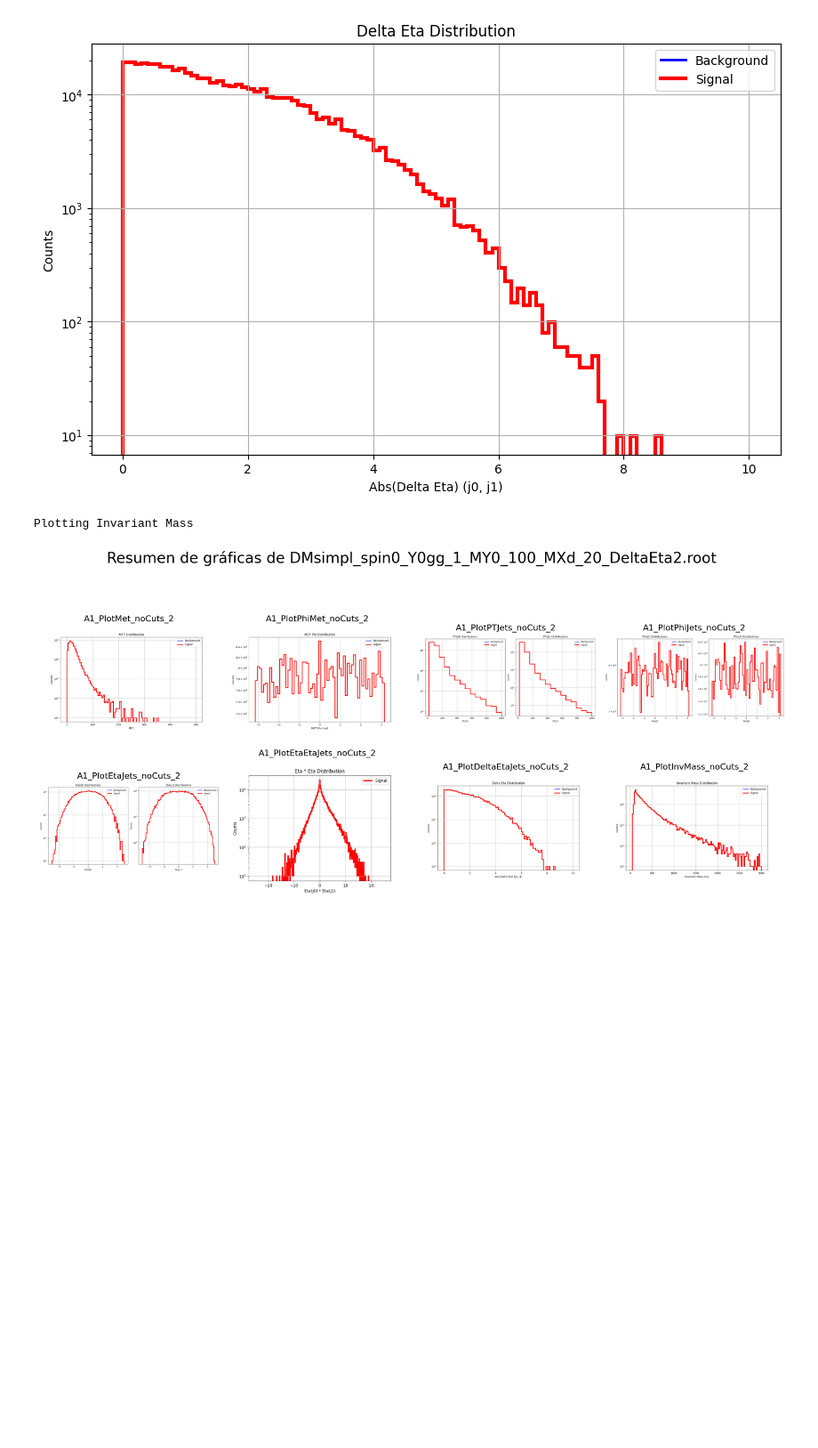
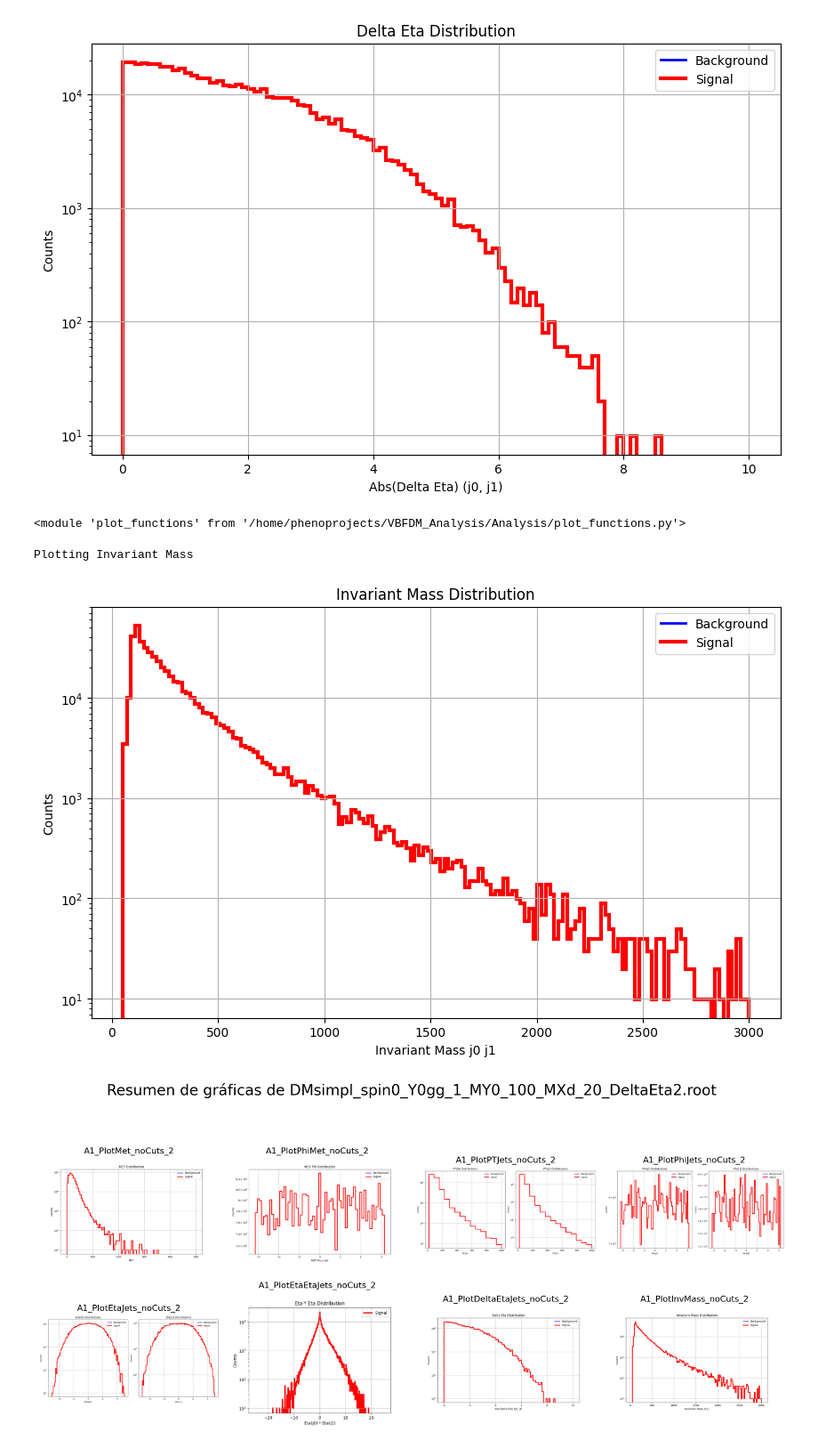
Before and after one commit to MarioPardo/VBFDM_Analysis, a Jupyter notebook: Analysis/Analysis_new_files_v2/Analysis_new_files_v2_2.ipynb, the cells around one changed output. Shown: that part at 89% size. Cells and saved outputs as stored; diff of their text form; code cells hidden in the pictures; blank space fills up the shorter version.

Commit message:
invariant mass calculated with lorentz vectors, add binning to plotting function params

```diff
--- a/Analysis/Analysis_new_files_v2/Analysis_new_files_v2_2.ipynb
+++ b/Analysis/Analysis_new_files_v2/Analysis_new_files_v2_2.ipynb
@@ -111,10 +109,17 @@ plot_functions.PlotDeltaEtaJets(None,signal_weights,background_weightsWZ,"A1_Plo
 (Hist(Regular(100, 0, 10, name='DeltaEta'), storage=Double()) # Sum: 492803.7987599964,
  Hist(Regular(100, 0, 10, name='DeltaEta'), storage=Double()))
 [figure]
+# %%
+import importlib
+
+importlib.reload(plot_functions)
+# %% [output]
+<module 'plot_functions' from '/home/phenoprojects/VBFDM_Analysis/Analysis/plot_functions.py'>
 # %%
-currSigEvents, currBkgEvents, numWBkgEvents, numZBkgEvents,_,_ = plot_functions.PlotInvariantMass(None,signal_weights,background_weightsWZ,"A1_PlotInvMass_noCuts_2",signal_dir,signal_files,background_dir,background_folders)
+currSigEvents, currBkgEvents, numWBkgEvents, numZBkgEvents,_,_ = plot_functions.PlotInvariantMass(None,signal_weights,background_weightsWZ,"A1_PlotInvMass_noCuts_2",signal_dir,signal_files,background_dir,background_folders,binning)
 # %% [output]
 Plotting Invariant Mass
+[figure, added]
 # %%
 import matplotlib.image as mpimg
 import matplotlib.pyplot as plt
```
Also changed, not shown: parts of 7 cells of this notebook, 4 other files.
